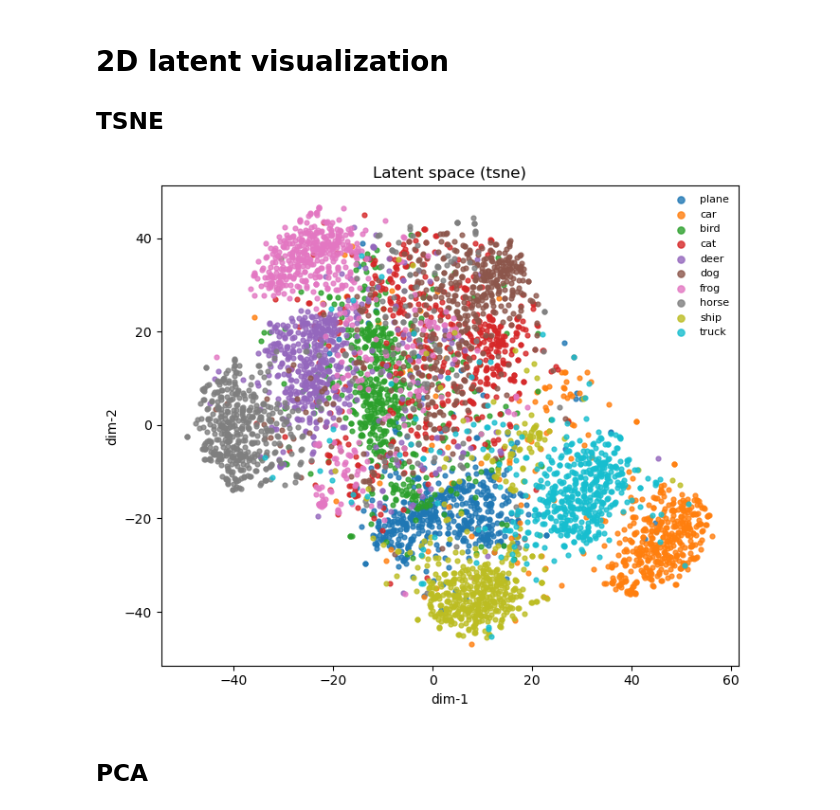
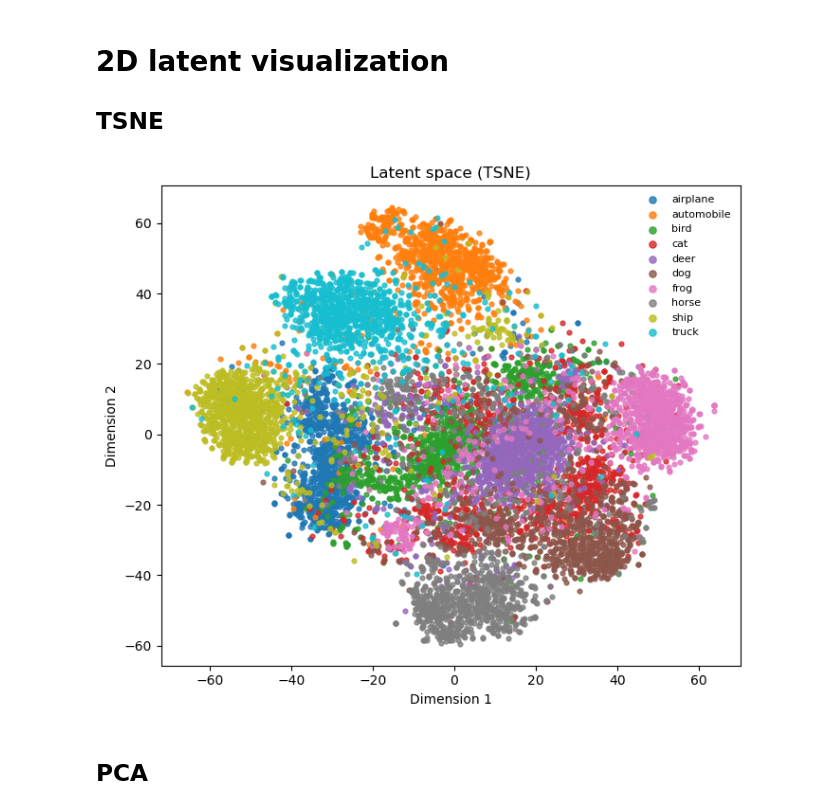
Before and after one commit to elfreyer/project_module_3, a Jupyter notebook: notebooks/02_supervised_cvae_64x64_cifar10.ipynb, the cells around one changed output. Saved outputs shown, nothing was run; the diff lists cells and outputs as text; code cells hidden in the pictures.

```diff
--- a/notebooks/02_supervised_cvae_64x64_cifar10.ipynb
+++ b/notebooks/02_supervised_cvae_64x64_cifar10.ipynb
@@ -410,0 +582,18 @@ torch.Size([8, 10])
+# %%
+# ------------------------------------------------------------
+# Test the ClassifierHead with random latent vectors
+# ------------------------------------------------------------
+
+# Create a batch of random latent vectors (like from the Encoder)
+random_latents = torch.rand(8, 64)  # (B, latent_dim)
+
+# Initialize the classifier head
+classifier = ClassifierHead(latent_dim=64, num_classes=10, classifier_dropout=0.25)
+
+# Pass the latent vectors through the classifier to get logits
+logits = classifier(random_latents)
+
+# Print the shapes for verification
+print("Input latent shape: ", random_latents.shape)
+print("Output logits shape:", logits.shape)
+print("Expected shape: (8, 10)  →  8 samples, each with scores for 10 classes")
@@ -1093,79 +1220,72 @@ plt.show()
 # 2D latent visualization
 ## TSNE
 # %%
+import torch
+import numpy as np
+import matplotlib.pyplot as plt
+from sklearn.decomposition import PCA
+from sklearn.manifold import TSNE
 
-# --------------------------------
-# 3) Extract latents (z) + labels
-# --------------------------------
+
+# Extract latents (z) and labels
 @torch.no_grad()
-def extract_latents(model, loader, device=None):
-    """
-    Returns:
-        Z: (N, latent_dim) tensor on CPU
-        y: (N,) tensor of labels on CPU
-    """
+def extract_latents(
+    model: torch.nn.Module,
+    loader: torch.utils.data.DataLoader,
+    device: str | None = None
+) -> tuple[torch.Tensor, torch.Tensor]:
+    """Extract latent representations (z) and labels from a trained model."""
     device = device or next(model.parameters()).device
     model.eval()
+
     Z_list, y_list = [], []
     for X, y in loader:
         X = X.to(device)
         z, _, _ = model(X)
         Z_list.append(z.detach().cpu())
         y_list.append(y.detach().cpu())
+
     Z = torch.cat(Z_list, dim=0)
     y = torch.cat(y_list, dim=0)
     return Z, y
 
 
-# --------------------------------------------
-# 4) Reduce to 2D (PCA/TSNE) and scatter-plot
-# --------------------------------------------
-def plot_latent_2d(Z, y, method='pca', title=None, max_points=None, class_names=None):
-    """
-    Z: (N, D) tensor or numpy
-    y: (N,) tensor or numpy (class ids)
-    method: 'pca' or 'tsne'
-    class_names: list of class names (len = num_classes)
-    """
-    import numpy as np
-    import matplotlib.pyplot as plt
-
+# Reduce latents to 2D (PCA or t-SNE) and plot
+def plot_latent_2d(
+    Z: torch.Tensor | np.ndarray,
+    y: torch.Tensor | np.ndarray,
+    method: str,
+    class_names: list[str]
+) -> None:
+    """Reduce latent vectors to 2D using PCA or t-SNE and visualize them."""
     Z = Z.detach().cpu().numpy() if hasattr(Z, "detach") else np.asarray(Z)
     y = y.detach().cpu().numpy() if hasattr(y, "detach") else np.asarray(y)
 
-    if max_points is not None and Z.shape[0] > max_points:
-        idx = np.random.choice(Z.shape[0], max_points, replace=False)
-        Z, y = Z[idx], y[idx]
-
-    # --- Embedding step ---
-    if method.lower() == 'pca':
-        from sklearn.decomposition import PCA
+    # Reduce dimensionality
+    if method.lower() == "pca":
         emb = PCA(n_components=2).fit_transform(Z)
-    elif method.lower() == 'tsne':
-        from sklearn.manifold import TSNE
-        emb = TSNE(n_components=2, init='pca', learning_rate='auto').fit_transform(Z)
+    elif method.lower() == "tsne":
+        emb = TSNE(n_components=2, init="pca", learning_rate="auto").fit_transform(Z)
     else:
         raise ValueError("method must be 'pca' or 'tsne'")
 
-    # --- Plotting ---
+    # Scatter plot
     plt.figure(figsize=(7, 6))
-    unique_classes = np.unique(y)
-    for cls in unique_classes:
+    for cls in np.unique(y):
         mask = (y == cls)
-        label = class_names[cls] if class_names is not None and cls < len(class_names) else str(cls)
-        plt.scatter(emb[mask, 0], emb[mask, 1], s=12, alpha=0.8, label=label)
-    plt.xlabel("dim-1")
-    plt.ylabel("dim-2")
-    plt.title(title or f"Latent 2D ({method.upper()})")
-    plt.legend(markerscale=1.5, fontsize=8, loc='best', frameon=False)
+        plt.scatter(emb[mask, 0], emb[mask, 1], s=12, alpha=0.8, label=class_names[cls])
+
+    plt.xlabel("Dimension 1")
+    plt.ylabel("Dimension 2")
+    plt.title(f"Latent space ({method.upper()})")
+    plt.legend(markerscale=1.5, fontsize=8, loc="best", frameon=False)
     plt.tight_layout()
     plt.show()
 
-# Latents + 2D visualization
 Z, y = extract_latents(ae_model, test_loader)
-plot_latent_2d(Z, y, method='tsne', title="Latent space (tsne)", max_points=5000, class_names=cifar10_classes)
+plot_latent_2d(Z, y, method="tsne", class_names=cifar10_classes)
 # %% [output]
-[figure, old version]
+[figure, new version]
 # %% [markdown]
 ## PCA
 # %%
```
Also changed, not shown: parts of 44 cells of this notebook.
